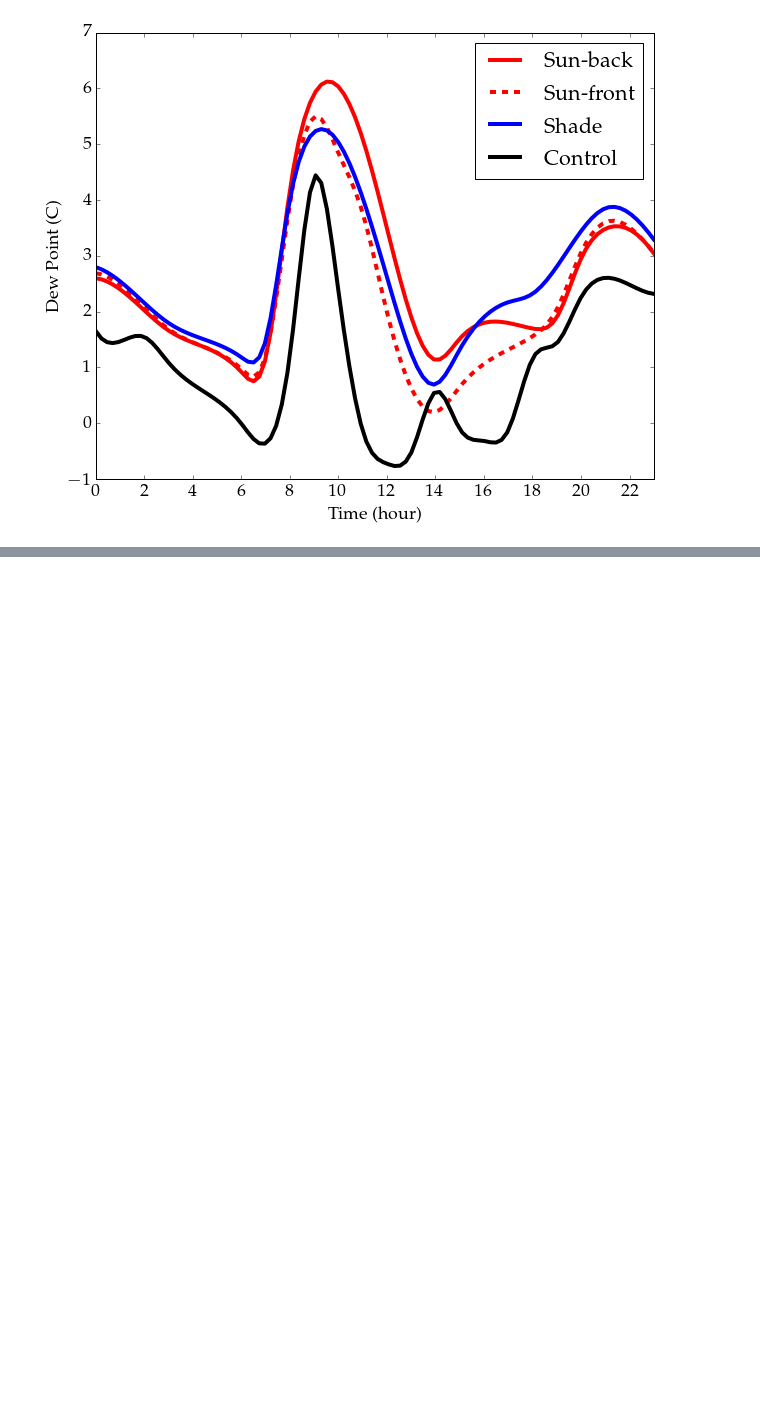
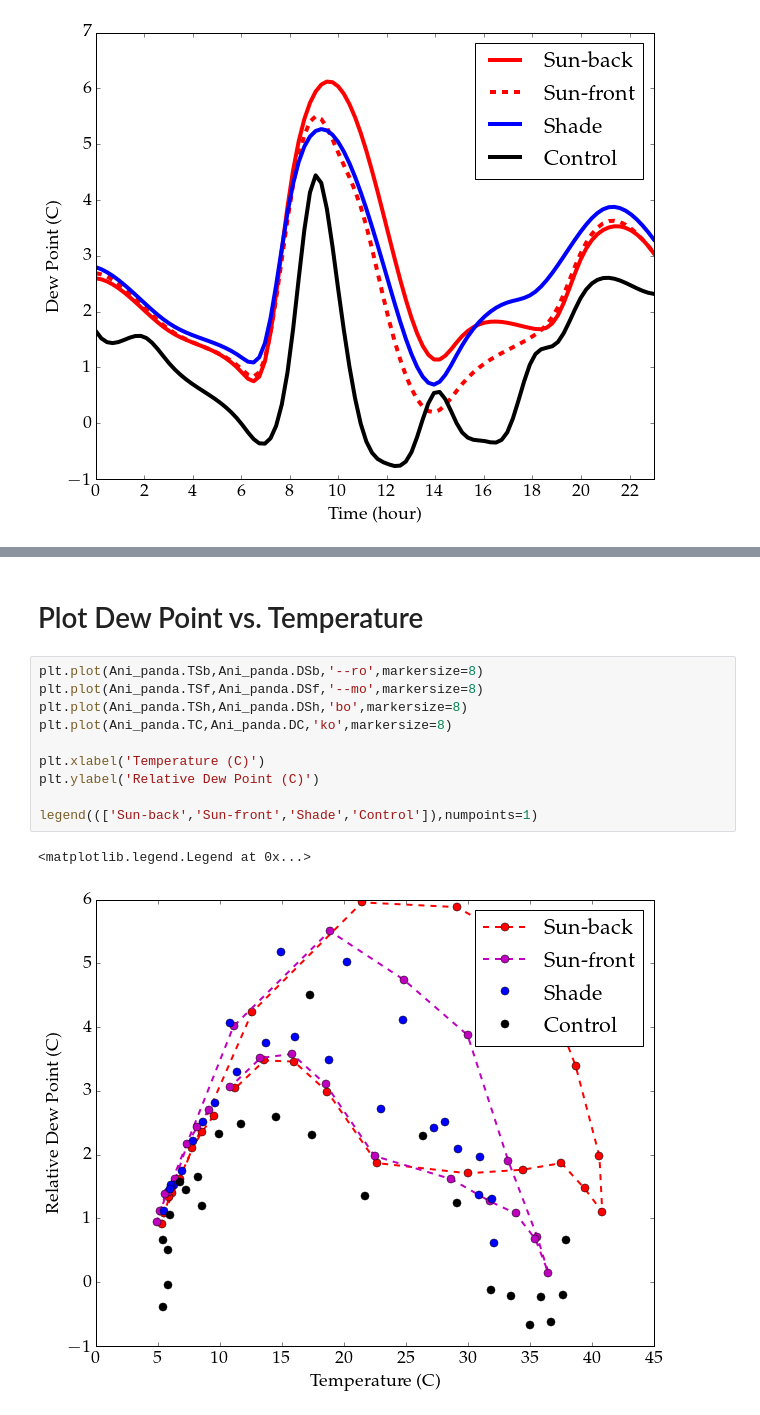
Before and after one commit to Luomin1993/Ani, a Jupyter notebook: Ani_GetData.ipynb, the cells around one changed output, grey strips where cells are left out. Cells and saved outputs as stored; diff of their text form; blank space fills up the shorter version.

```diff
--- a/Ani_GetData.ipynb
+++ b/Ani_GetData.ipynb
@@ -239,0 +290,15 @@ plt.savefig('fig/dew_means.png')
+# %% [markdown]
+<h1> Plot Dew Point vs. Temperature </h1>
+# %%
+plt.plot(Ani_panda.TSb,Ani_panda.DSb,'--ro',markersize=8)
+plt.plot(Ani_panda.TSf,Ani_panda.DSf,'--mo',markersize=8)
+plt.plot(Ani_panda.TSh,Ani_panda.DSh,'bo',markersize=8)
+plt.plot(Ani_panda.TC,Ani_panda.DC,'ko',markersize=8)
+
+plt.xlabel('Temperature (C)')
+plt.ylabel('Relative Dew Point (C)')
+
+legend((['Sun-back','Sun-front','Shade','Control']),numpoints=1)
+# %% [output]
+<matplotlib.legend.Legend at 0x...>
+[figure, added]
```
Also changed, not shown: parts of 21 cells of this notebook.
